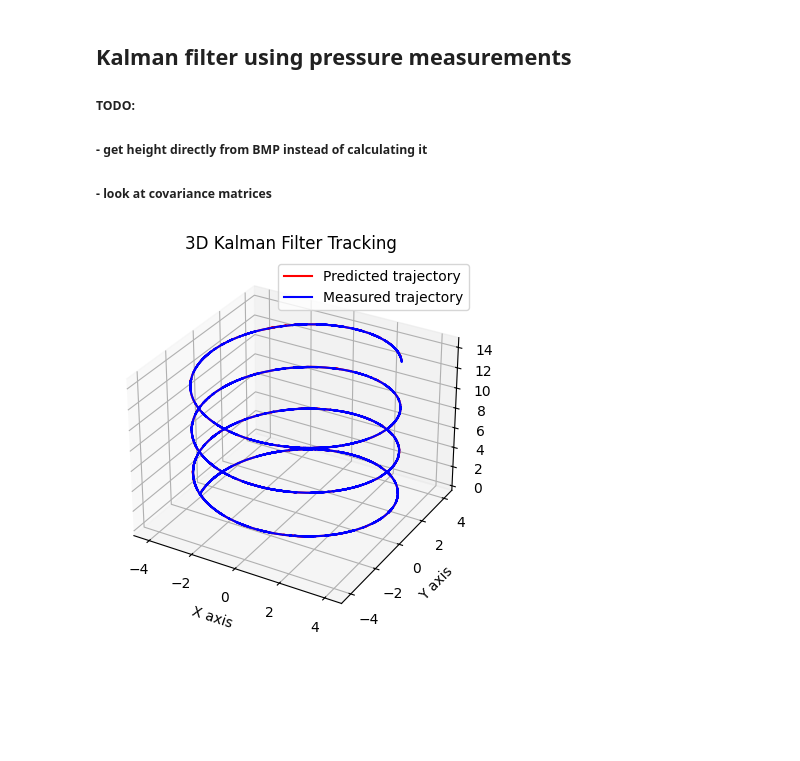
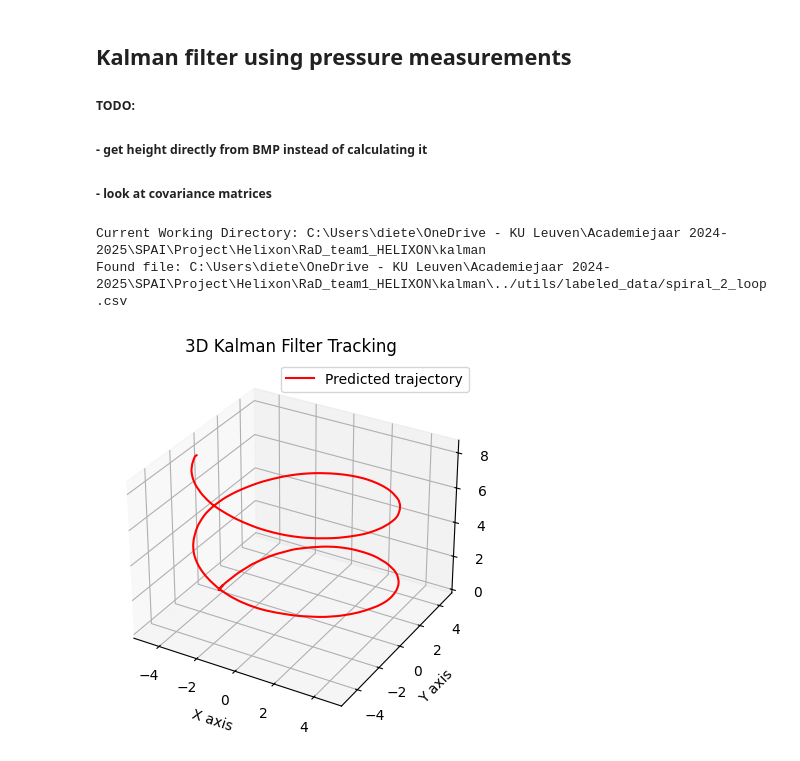
Before and after one commit to kjetteren/RaD_team1_HELIXON, a Jupyter notebook: kalman/KalmanFilterPressureMeasurements.ipynb, the cells around one changed output. Cells and saved outputs as stored; diff of their text form; code cells hidden in the pictures; blank space fills up the shorter version.

```diff
--- a/kalman/KalmanFilterPressureMeasurements.ipynb
+++ b/kalman/KalmanFilterPressureMeasurements.ipynb
@@ -22,10 +21,29 @@ ModuleNotFoundError: No module named 'numpy'
 ##### TODO:
 #####      - get height directly from BMP instead of calculating it
 #####      - look at covariance matrices
+# %%
+# Checking and printing the current working directory
+print(f"Current Working Directory: {os.getcwd()}")
+
+# Define file path relative to the current working directory
+data_file_path = "../utils/labeled_data/spiral_2_loop.csv"
+full_data_file_path = os.path.join(os.getcwd(), data_file_path)
+
+# Checking if the path exists
+if not os.path.exists(full_data_file_path):
+    print(f"File not found: {full_data_file_path}")
+else:
+    print(f"Found file: {full_data_file_path}")
+
+# Reading the CSV file
+df = pd.read_csv(full_data_file_path)
+# %% [output]
+Current Working Directory: C:\Users\diete\OneDrive - KU Leuven\Academiejaar 2024-2025\SPAI\Project\Helixon\RaD_team1_HELIXON\kalman
+Found file: C:\Users\diete\OneDrive - KU Leuven\Academiejaar 2024-2025\SPAI\Project\Helixon\RaD_team1_HELIXON\kalman\../utils/labeled_data/spiral_2_loop.csv
 # %%
 kf = KalmanFilter(dim_x=6, dim_z=3)
 kf.x = np.array([0, 0, 0, 0, 0, 0])
-dt = 0.0667  # 25Hz samples
+dt = 0.04 # 25Hz samples
 kf.F = np.array([
     [1, 0, 0, dt, 0, 0],
     [0, 1, 0, 0, dt, 0],
@@ -41,18 +59,23 @@ kf.H = np.array([
     [0, 0, 1, 0, 0, 0]
 ])
 
-kf.R = np.eye(3) * 1
+q = 0.0001
+kf.Q = np.array([
+    [q, 0, 0, 0, 0, 0],
+    [0, q, 0, 0, 0, 0],
+    [0, 0, q, 0, 0, 0],
+    [0, 0, 0, q, 0, 0],
+    [0, 0, 0, 0, q, 0],
+    [0, 0, 0, 0, 0, q]
+])
+
+kf.R = np.eye(3) * 2
 kf.P *= 1000
 # %%
-df = pd.read_csv('sensor_data.csv')
-
-#Drop last rows of df
-df.drop(df.tail(2).index,inplace = True)
-
 def z_to_xy(z):
     # Calculate the angle theta at height z
-    x = -4.125 * np.cos((2 * np.pi * 3.2 / 13.7) * z)
-    y = 4.125 * np.sin((2 * np.pi * 3.2 / 13.7) * z)
+    x = -4.125 * np.cos((2 * np.pi * 3.2 / 14) * z)
+    y = 4.125 * np.sin((2 * np.pi * 3.2 / 14) * z)
     return x, y
 
 measured_x, measured_y, measured_z = [], [], []
@@ -70,23 +93,22 @@ for i, row in df.iterrows():
     kf.predict()
     kf.update([x, y, z])
 
-    measured_x.append(x)
-    measured_y.append(y)
-    measured_z.append(z)
-
     predicted_x.append(kf.x[0])
     predicted_y.append(kf.x[1])
     predicted_z.append(kf.x[2])
+
+predicted_x = np.array(predicted_x)
+predicted_y = np.array(predicted_y)
+predicted_z = np.array(predicted_z)
 # %%
 fig = plt.figure()
 ax = fig.add_subplot(111, projection='3d')
 ax.plot(predicted_x, predicted_y, predicted_z, 'r', label='Predicted trajectory')
-ax.plot(measured_x, measured_y, measured_z, 'b', label='Measured trajectory')
 ax.set_xlabel('X axis')
 ax.set_ylabel('Y axis')
 ax.set_title('3D Kalman Filter Tracking')
 ax.legend()
 
 plt.show()
 # %% [output]
-[figure, old version]
+[figure, new version]
```
Also changed, not shown: parts of 2 cells of this notebook.
